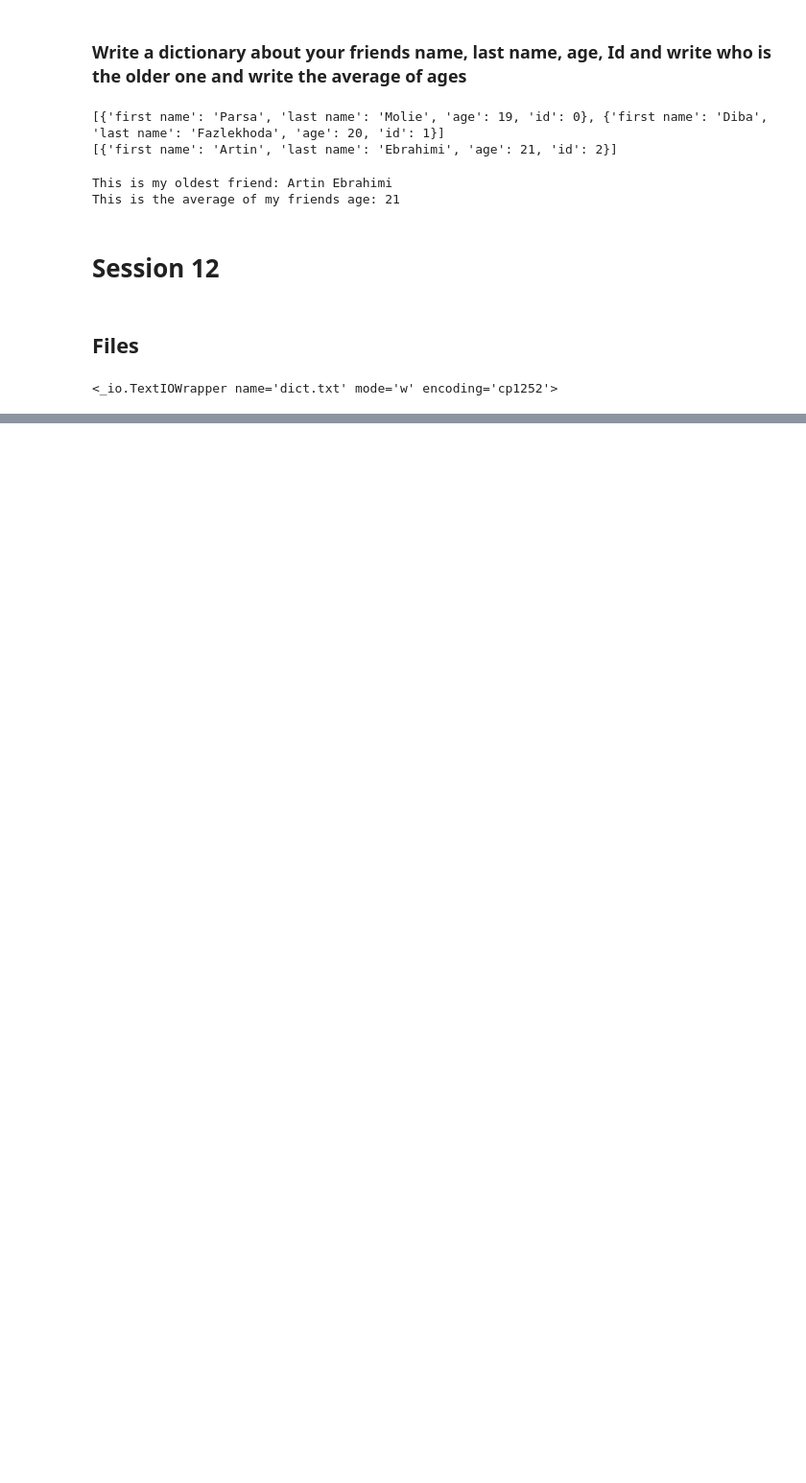
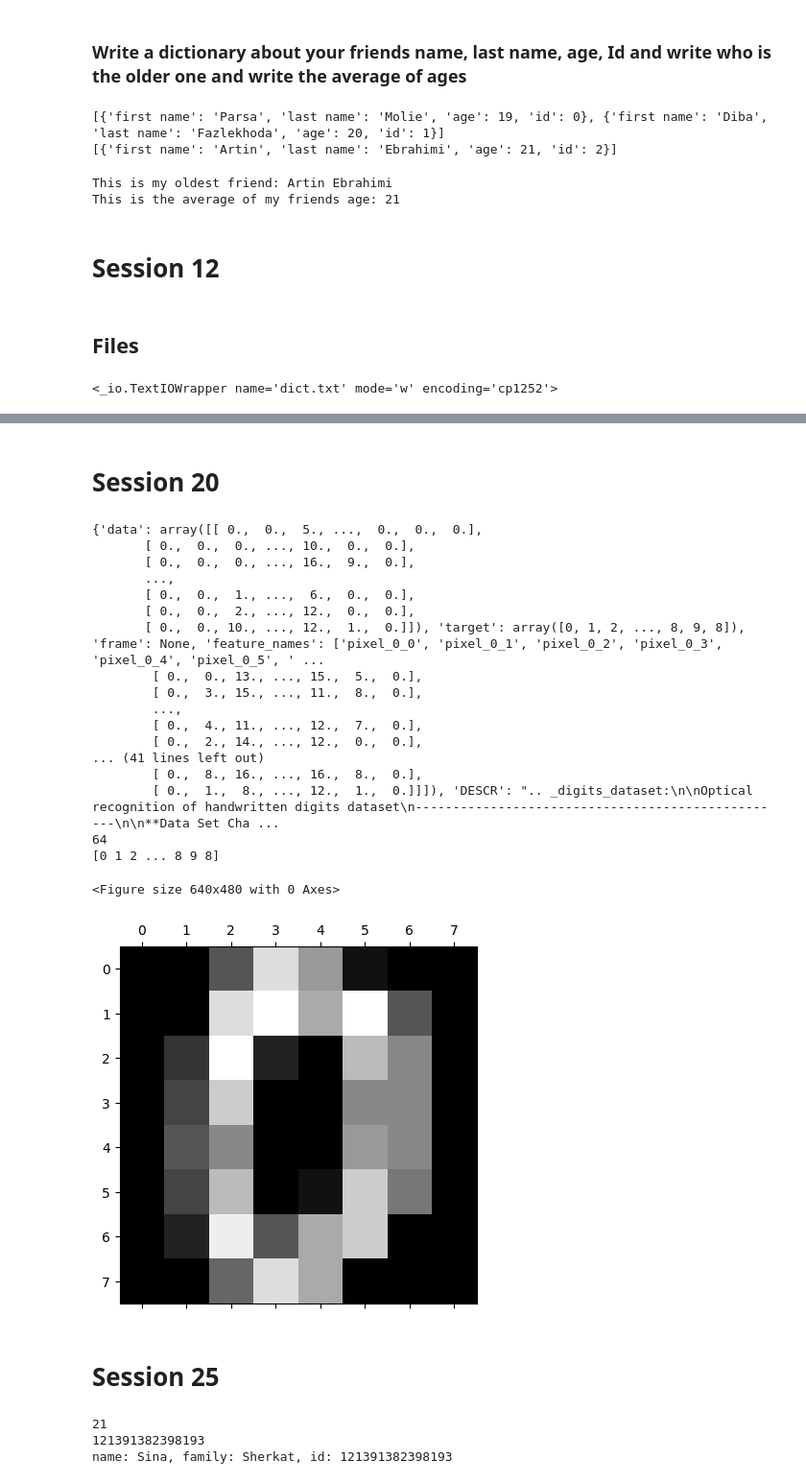
Before and after one commit to SinaSherkatAMv/Computer-Class, a Jupyter notebook: The notebook.ipynb, the cells around one changed output, grey strips where cells are left out. Shown at 96% size. Cells and saved outputs as stored; diff of their text form; code cells hidden in the pictures; blank space fills up the shorter version.

```diff
--- a/The notebook.ipynb
+++ b/The notebook.ipynb
@@ -362,0 +535,49 @@ print(amirProfile)
+# %% [markdown]
+# Session 20
+# %%
+from sklearn.model_selection import train_test_split
+from sklearn import datasets, linear_model, metrics
+import matplotlib.pyplot as plt
+
+# Load the digit dataset
+digits = datasets.load_digits()
+
+# Print dataset details
+print(digits)
+
+# Defining feature matrix (X) and response vector (y)
+X = digits.data
+y = digits.target
+
+# Print the length of features in the first sample
+print(len(X[0]))
+
+# Print target labels
+print(y)
+
+# Plotting the first digit image in grayscale
+plt.gray()  # Set the color map to grayscale
+plt.matshow(digits.images[0])  # Display the first image in the dataset
+plt.show()
+# %% [output]
+{'data': array([[ 0.,  0.,  5., ...,  0.,  0.,  0.],
+       [ 0.,  0.,  0., ..., 10.,  0.,  0.],
+       [ 0.,  0.,  0., ..., 16.,  9.,  0.],
+       ...,
+       [ 0.,  0.,  1., ...,  6.,  0.,  0.],
+       [ 0.,  0.,  2., ..., 12.,  0.,  0.],
+       [ 0.,  0., 10., ..., 12.,  1.,  0.]]), 'target': array([0, 1, 2, ..., 8, 9, 8]), 'frame': None, 'feature_names': ['pixel_0_0', 'pixel_0_1', 'pixel_0_2', 'pixel_0_3', 'pixel_0_4', 'pixel_0_5', ' ...
+        [ 0.,  0., 13., ..., 15.,  5.,  0.],
+        [ 0.,  3., 15., ..., 11.,  8.,  0.],
+        ...,
+        [ 0.,  4., 11., ..., 12.,  7.,  0.],
+        [ 0.,  2., 14., ..., 12.,  0.,  0.],
+... (41 lines left out)
+        [ 0.,  8., 16., ..., 16.,  8.,  0.],
+        [ 0.,  1.,  8., ..., 12.,  1.,  0.]]]), 'DESCR': ".. _digits_dataset:\n\nOptical recognition of handwritten digits dataset\n--------------------------------------------------\n\n**Data Set Cha ...
+64
+[0 1 2 ... 8 9 8]
+<Figure size 640x480 with 0 Axes>
+[figure, added]
+# %% [markdown]
+# Session 25
@@ -362,0 +612,13 @@ print(amirProfile)
+# %%
+f_student = Students("Sina", "Sherkat", 21, student_id = "11")
+
+f_student.setStudentID("121391382398193")
+
+
+print(f_student.age)
+print(f_student.student_id)
+print(f_student)
+# %% [output]
+21
+121391382398193
+name: Sina, family: Sherkat, id: 121391382398193
```
Also changed, not shown: parts of 40 cells of this notebook.
